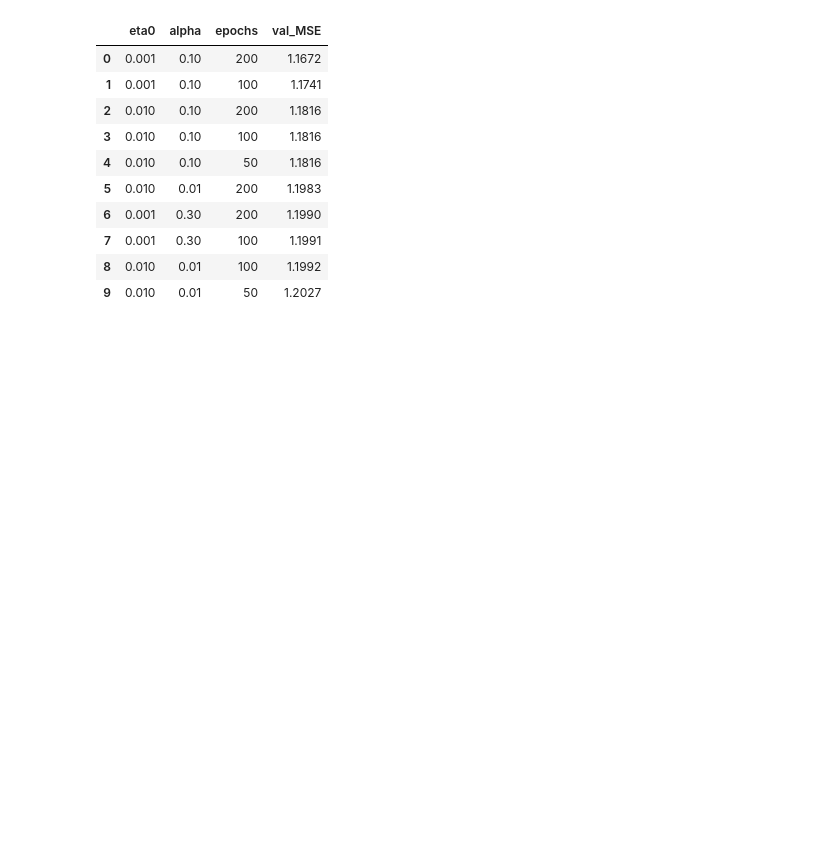
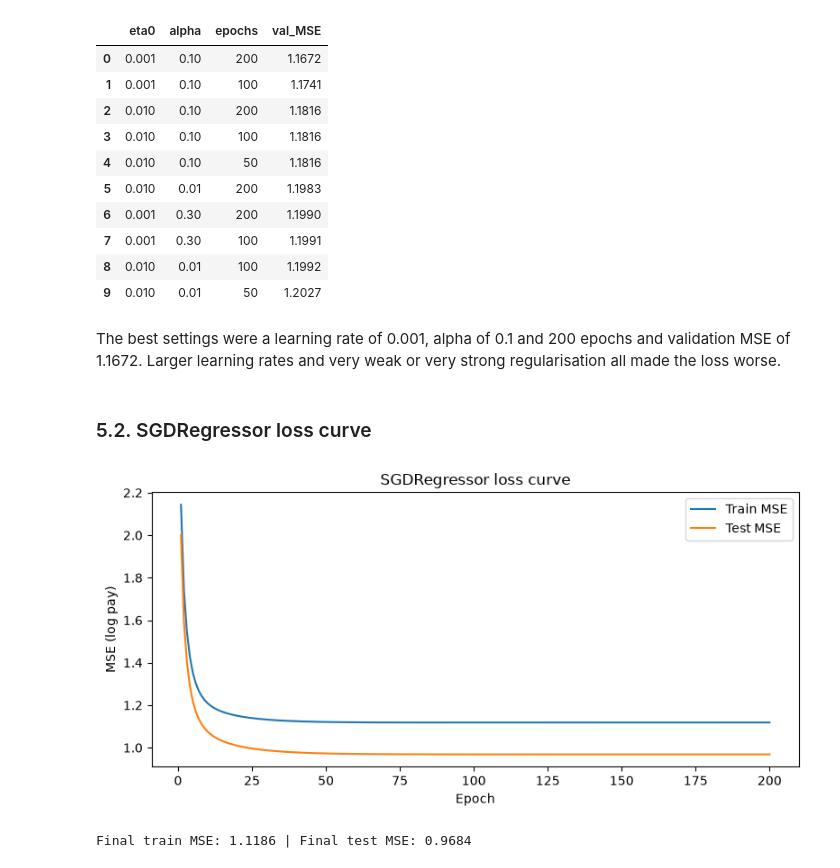
Before and after one commit to nakuwa23/linear_regression_model, a Jupyter notebook: summative/linear_regression/multivariate.ipynb, the cells around one changed output. Drawn from its saved outputs; the diff is of its cells as text; code cells hidden in the pictures; blank space fills up the shorter version.

Commit message:
Tune SGD, plot loss curve, compare four models and add feature importance

```diff
--- a/summative/linear_regression/multivariate.ipynb
+++ b/summative/linear_regression/multivariate.ipynb
@@ -374,3 +374,30 @@ Best: {'eta0': 0.001, 'alpha': 0.1, 'epochs': 200.0, 'val_MSE': 1.1672}
 | 7 | 0.001 | 0.30 | 100 | 1.1991 |
 | 8 | 0.010 | 0.01 | 100 | 1.1992 |
 | 9 | 0.010 | 0.01 | 50 | 1.2027 |
+# %% [markdown]
+The best settings were a learning rate of 0.001, alpha of 0.1 and 200 epochs and validation MSE of 1.1672. Larger learning rates and very weak or very strong regularisation all made the loss worse.
+# %% [markdown]
+### 5.2. SGDRegressor loss curve
+# %%
+EPOCHS = int(best["epochs"])
+sgd = SGDRegressor(learning_rate="constant", eta0=best["eta0"], alpha=best["alpha"], random_state=42)
+
+train_loss, test_loss = [], []
+for epoch in range(EPOCHS):
+    sgd.partial_fit(X_train_prep, y_train)
+    train_loss.append(mean_squared_error(y_train, sgd.predict(X_train_prep)))
+    test_loss.append(mean_squared_error(y_test, sgd.predict(X_test_prep)))
+
+plt.figure(figsize=(8, 4))
+plt.plot(range(1, EPOCHS + 1), train_loss, label="Train MSE")
+plt.plot(range(1, EPOCHS + 1), test_loss, label="Test MSE")
+plt.xlabel("Epoch")
+plt.ylabel("MSE (log pay)")
+plt.title("SGDRegressor loss curve")
+plt.legend()
+plt.tight_layout()
+plt.show()
+print(f"Final train MSE: {train_loss[-1]:.4f} | Final test MSE: {test_loss[-1]:.4f}")
+# %% [output]
+[figure, added]
+Final train MSE: 1.1186 | Final test MSE: 0.9684
```
Also changed, not shown: parts of 7 cells of this notebook.
